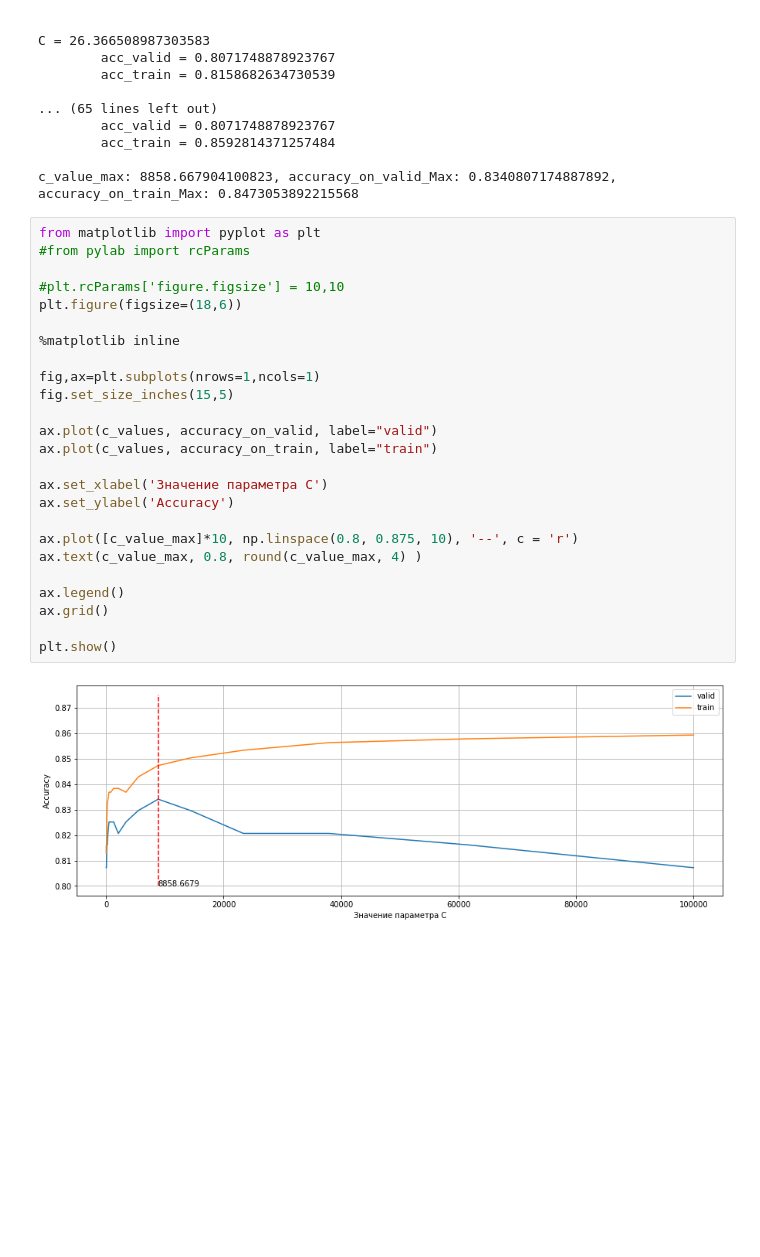
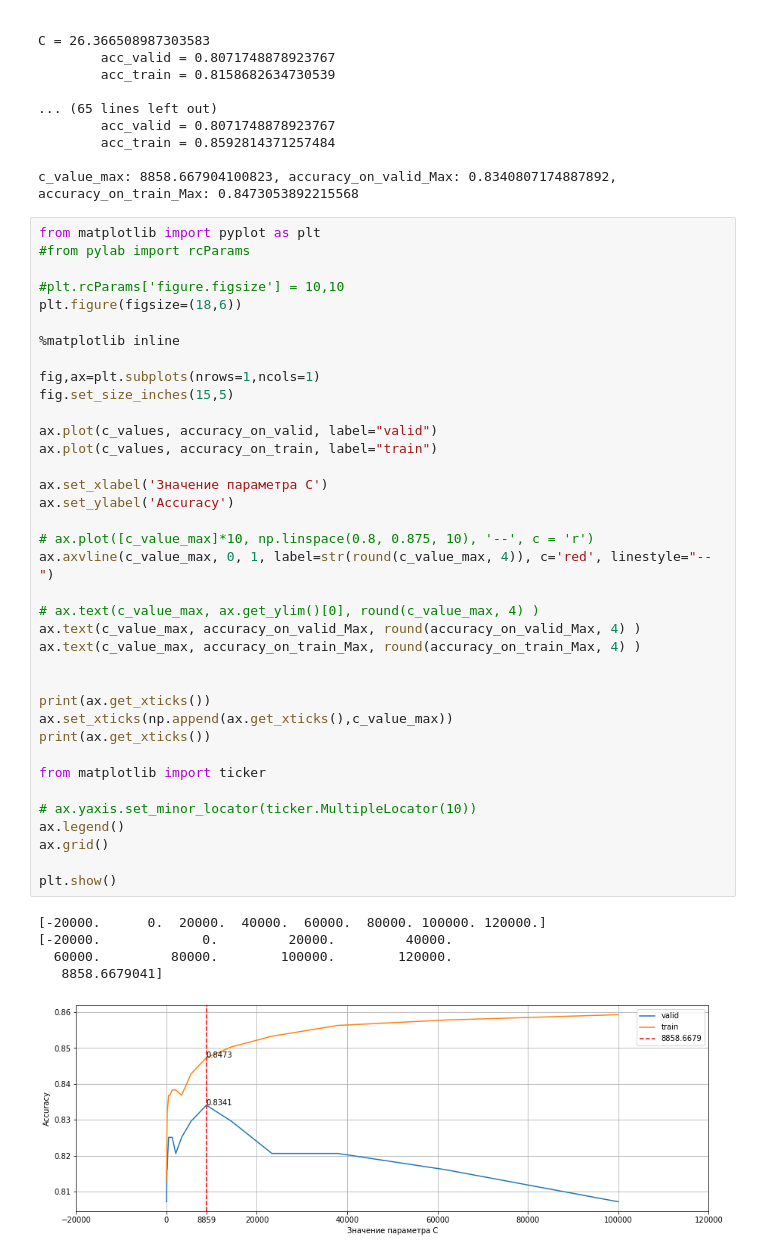
Before and after one commit to vadimsachkov/PYTHON-for-DATA-SCIENCE, a Jupyter notebook: HW_LESSON6/SVM test.ipynb, the cells around one changed output. Drawn from its saved outputs; the diff is of its cells as text; blank space fills up the shorter version.

```diff
--- a/HW_LESSON6/SVM test.ipynb
+++ b/HW_LESSON6/SVM test.ipynb
@@ -173,27 +173,43 @@ c_value_max: 8858.667904100823, accuracy_on_valid_Max: 0.8340807174887892, accur
 # %%
 from matplotlib import pyplot as plt
 #from pylab import rcParams
 
 #plt.rcParams['figure.figsize'] = 10,10
 plt.figure(figsize=(18,6))
 
 %matplotlib inline
 
 fig,ax=plt.subplots(nrows=1,ncols=1)
 fig.set_size_inches(15,5)
 
 ax.plot(c_values, accuracy_on_valid, label="valid")
 ax.plot(c_values, accuracy_on_train, label="train")
 
 ax.set_xlabel('Значение параметра C')
 ax.set_ylabel('Accuracy')
 
-ax.plot([c_value_max]*10, np.linspace(0.8, 0.875, 10), '--', c = 'r')
-ax.text(c_value_max, 0.8, round(c_value_max, 4) )
+# ax.plot([c_value_max]*10, np.linspace(0.8, 0.875, 10), '--', c = 'r')
+ax.axvline(c_value_max, 0, 1, label=str(round(c_value_max, 4)), c='red', linestyle="--")
 
+# ax.text(c_value_max, ax.get_ylim()[0], round(c_value_max, 4) )
+ax.text(c_value_max, accuracy_on_valid_Max, round(accuracy_on_valid_Max, 4) )
+ax.text(c_value_max, accuracy_on_train_Max, round(accuracy_on_train_Max, 4) )
+
+
+print(ax.get_xticks())
+ax.set_xticks(np.append(ax.get_xticks(),c_value_max))
+print(ax.get_xticks())
+
+from matplotlib import ticker
+
+# ax.yaxis.set_minor_locator(ticker.MultipleLocator(10))
 ax.legend()
 ax.grid()
 
 plt.show()
 # %% [output]
+[-20000.      0.  20000.  40000.  60000.  80000. 100000. 120000.]
+[-20000.             0.         20000.         40000.
+  60000.         80000.        100000.        120000.
+   8858.6679041]
-[figure, old version]
+[figure, new version]
```
Also changed, not shown: parts of 1 cell of this notebook.
